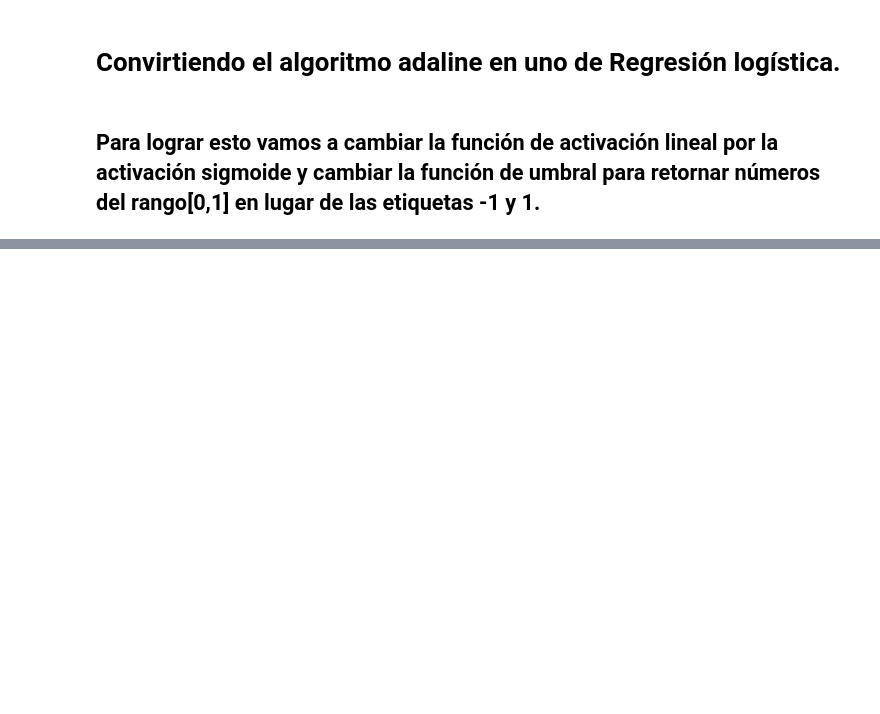
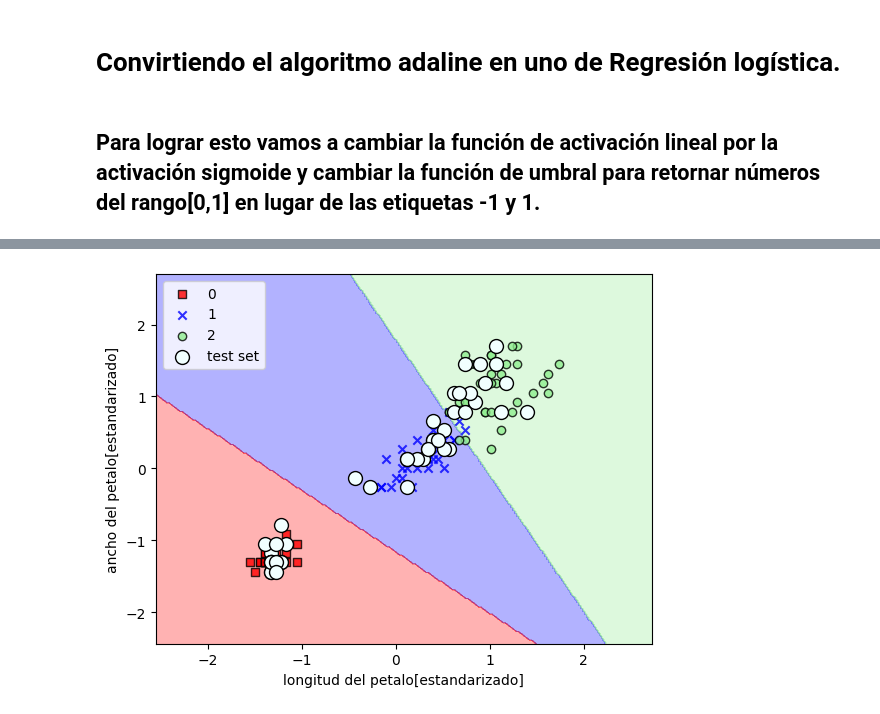
Before and after one commit to juancaalcaraz/practicaML, a Jupyter notebook: Modelo_R_logistica.ipynb, the cells around one changed output, grey strips where cells are left out. Cells and saved outputs as stored; diff of their text form; code cells hidden in the pictures; blank space fills up the shorter version.

```diff
--- a/Modelo_R_logistica.ipynb
+++ b/Modelo_R_logistica.ipynb
@@ -128,0 +232,13 @@ class RegresionLogisticaSG(object):
+# %%
+from sklearn.linear_model import LogisticRegression
+lr = LogisticRegression(C=100.0, random_state=1)
+# %%
+#normalizamos los datos
+from sklearn.preprocessing import StandardScaler
+estandar_escaler = StandardScaler()
+estandar_escaler.fit(X_train)
+X_train_std = estandar_escaler.transform(X_train)
+X_test_std = estandar_escaler.transform(X_test)
+# %%
+X_combined_std = np.vstack((X_train_std, X_test_std))
+y_combined = np.hstack((y_train, y_test))
@@ -128,0 +249,8 @@ class RegresionLogisticaSG(object):
+# %%
+plot_decision_regionsNew(X_combined_std, y_combined, classifier=lr, test_idx= range(105,150))
+plt.xlabel('longitud del petalo[estandarizado]')
+plt.ylabel('ancho del petalo[estandarizado]')
+plt.legend(loc='upper left')
+plt.show()
+# %% [output]
+[figure, added]
```
Also changed, not shown: parts of 10 cells of this notebook.
